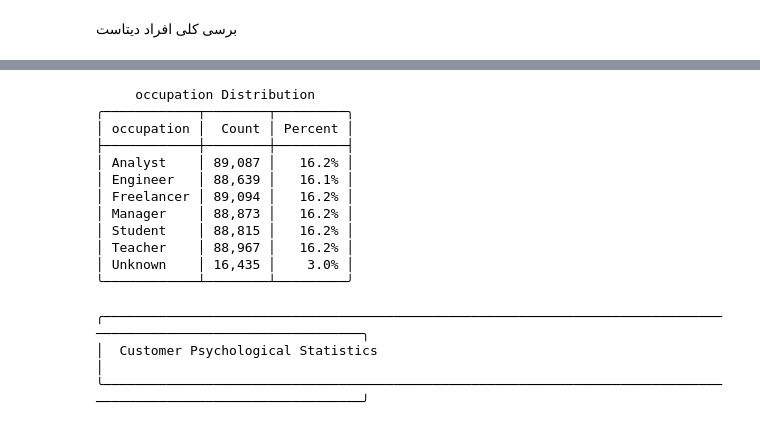
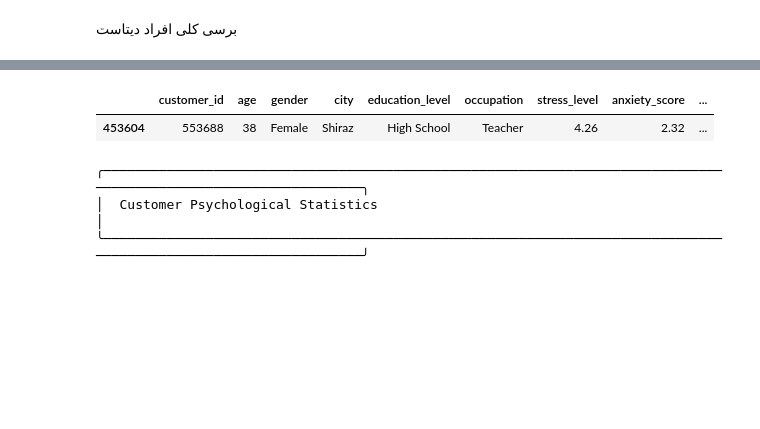
Before and after one commit to Sara-xv/Customer-Psychology-Sales, a Jupyter notebook: i.ipynb, the cells around one changed output, grey strips where cells are left out. Saved outputs shown, nothing was run; the diff lists cells and outputs as text; code cells hidden in the pictures; blank space fills up the shorter version.

Commit message:
Check for another columns

```diff
--- a/i.ipynb
+++ b/i.ipynb
@@ -149,18 +55,8 @@ show_value_counts(data, column="education_level")
-# %%
-show_value_counts(data, column="occupation")
-# %% [output]
-     occupation Distribution
-╭────────────┬────────┬─────────╮
-│ occupation │  Count │ Percent │
-├────────────┼────────┼─────────┤
-│ Analyst    │ 89,087 │   16.2% │
-│ Engineer   │ 88,639 │   16.1% │
-│ Freelancer │ 89,094 │   16.2% │
-│ Manager    │ 88,873 │   16.2% │
-│ Student    │ 88,815 │   16.2% │
-│ Teacher    │ 88,967 │   16.2% │
-│ Unknown    │ 16,435 │    3.0% │
-╰────────────┴────────┴─────────╯
+# %%
+data.sample()
+# %% [output]
+|  | customer_id | age | gender | city | education_level | occupation | stress_level | anxiety_score | ... |
+| 453604 | 553688 | 38 | Female | Shiraz | High School | Teacher | 4.26 | 2.32 | ... |
 # %%
 # Centralized color palette — change once, restyle everywhere
 ACCENT = "#A784B6"
```
Also changed, not shown: parts of 12 cells of this notebook.
